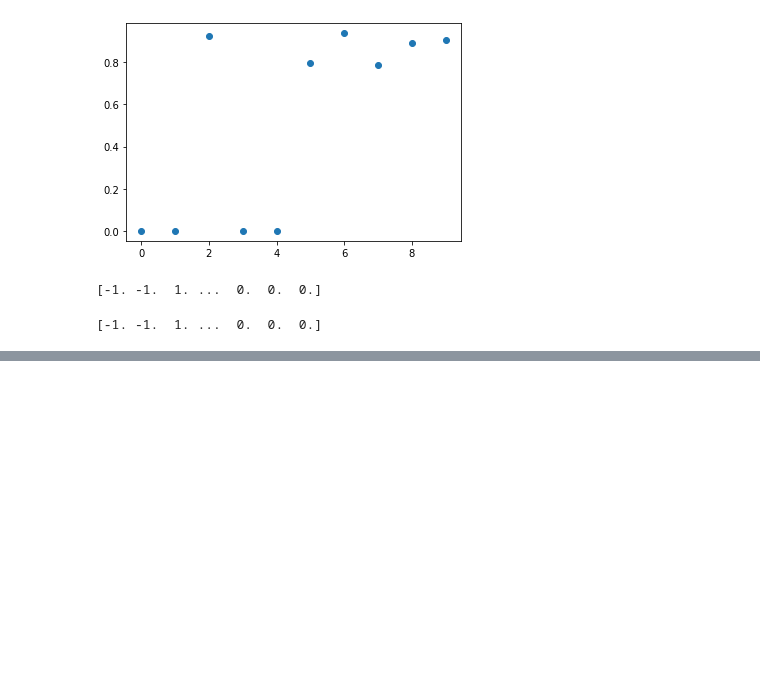
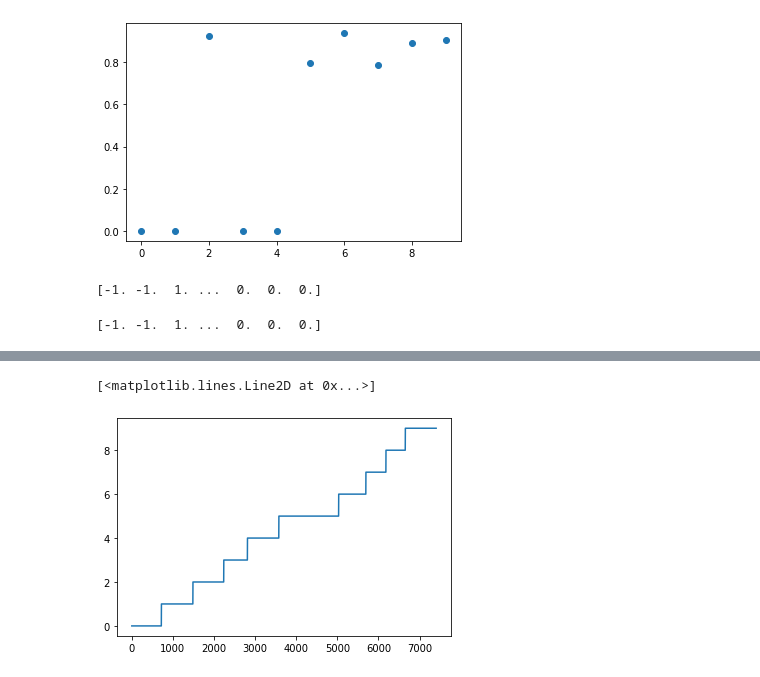
Before and after one commit to smith-scram-lab/Iterative-Unet, a Jupyter notebook: learn.ipynb, the cells around one changed output, grey strips where cells are left out. Cells and saved outputs as stored; diff of their text form; code cells hidden in the pictures; blank space fills up the shorter version.

```diff
--- a/learn.ipynb
+++ b/learn.ipynb
@@ -653,0 +670,11 @@ print(decision)
+# %%
+max_loc = np.zeros(7404)
+loc = 0
+for eachrow in merged_score:
+    max_loc[loc] = np.argmax(eachrow)
+    loc += 1
+# %%
+plt.plot(np.sort(max_loc))
+# %% [output]
+[<matplotlib.lines.Line2D at 0x...>]
+[figure, added]
```
Also changed, not shown: parts of 6 cells of this notebook, 6 other files.
